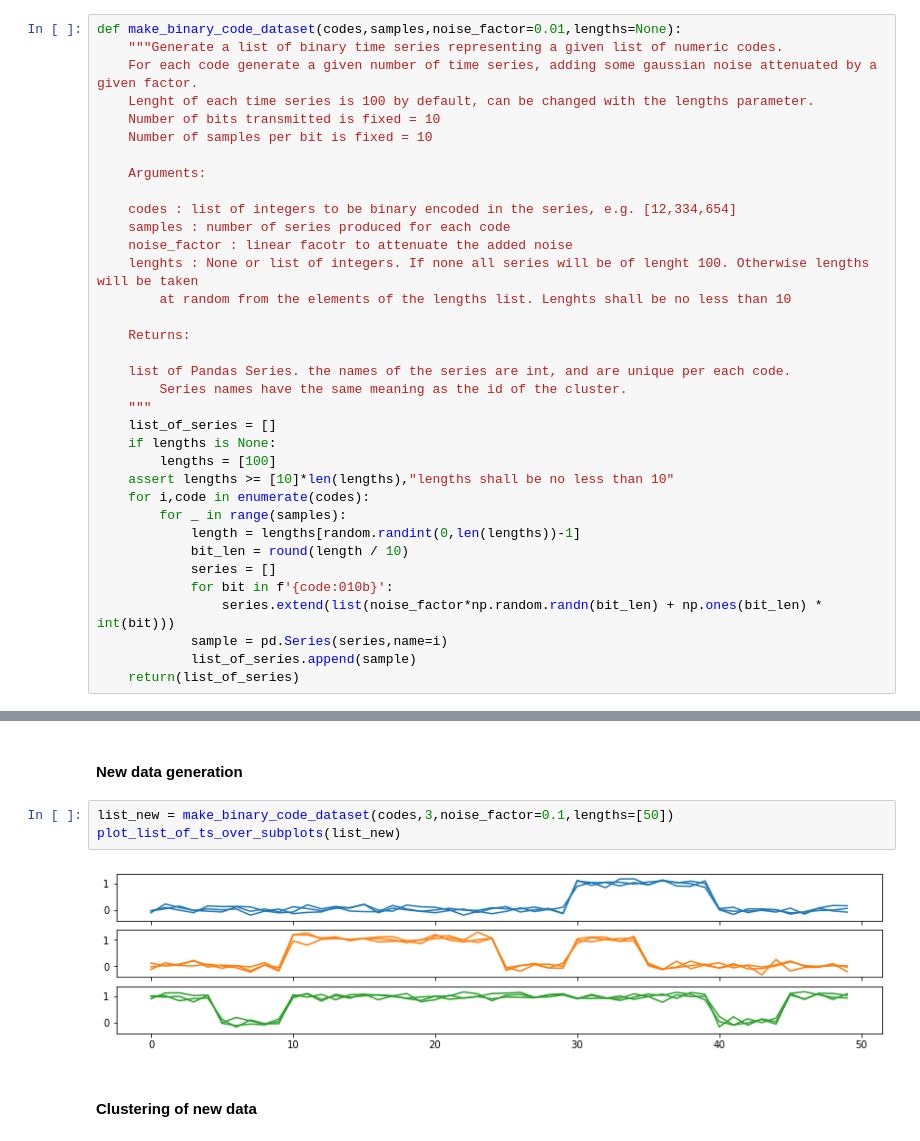
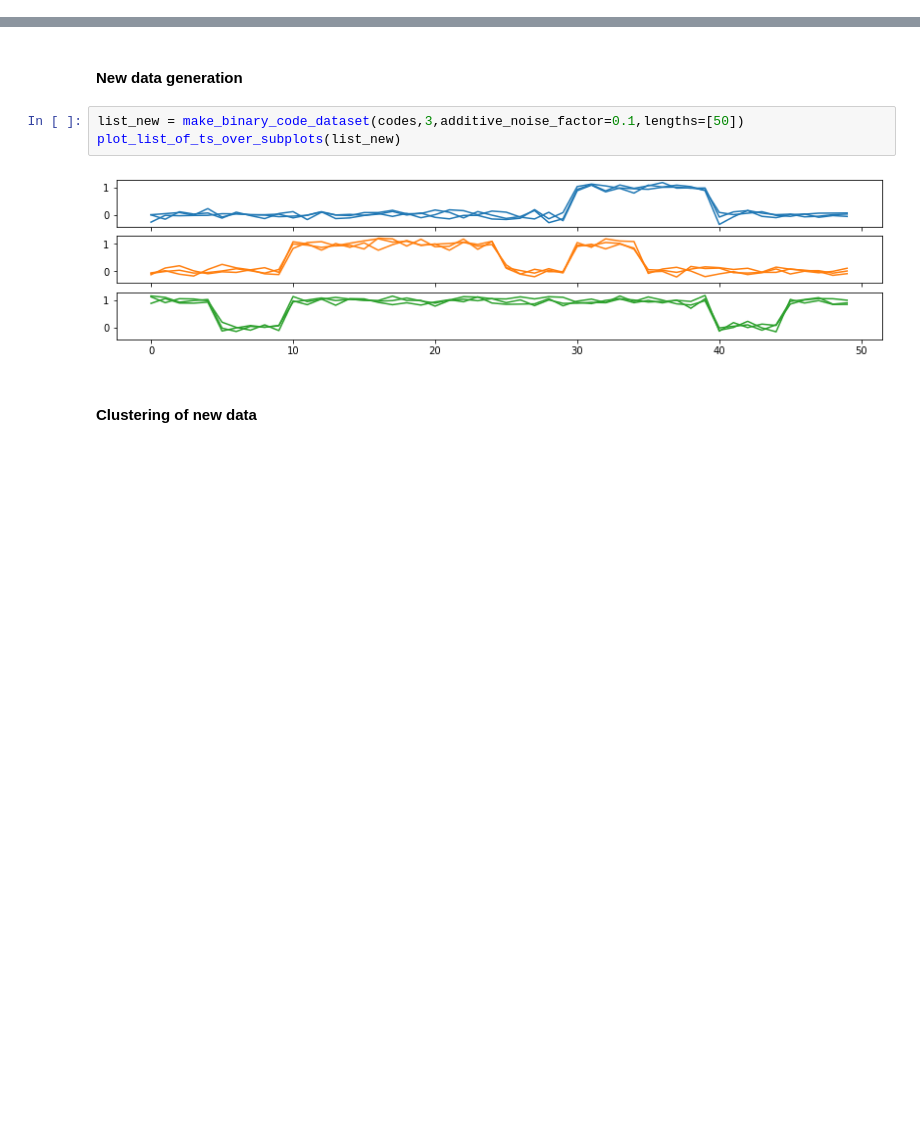
Before and after one commit to nickprock/pynuTS, a Jupyter notebook: demos/DTW KMeans Demo.ipynb, the cells around one changed output, grey strips where cells are left out. Drawn from its saved outputs; the diff is of its cells as text; blank space fills up the shorter version.

Commit message:
demo helper functions isolated into .py files, demo notebook updated accordingly, flat series added

```diff
--- a/demos/DTW KMeans Demo.ipynb
+++ b/demos/DTW KMeans Demo.ipynb
@@ -103,38 +55,3 @@ def get_clustered_list(list_of_series,clusters_dict):
 Synthetic time series representing binary codes.
 
 The generated time series are similar to the output of a digital oscilloscope sampling an NRZ serial channel with some white noise
-# %%
-def make_binary_code_dataset(codes,samples,noise_factor=0.01,lengths=None):
-    """Generate a list of binary time series representing a given list of numeric codes.
-    For each code generate a given number of time series, adding some gaussian noise attenuated by a given factor.
-    Lenght of each time series is 100 by default, can be changed with the lengths parameter.
-    Number of bits transmitted is fixed = 10
-    Number of samples per bit is fixed = 10
-
-    Arguments:
-
-    codes : list of integers to be binary encoded in the series, e.g. [12,334,654]
-    samples : number of series produced for each code
-    noise_factor : linear facotr to attenuate the added noise
-    lenghts : None or list of integers. If none all series will be of lenght 100. Otherwise lengths will be taken
-        at random from the elements of the lengths list. Lenghts shall be no less than 10
-
-    Returns:
-
-    list of Pandas Series. the names of the series are int, and are unique per each code.
-        Series names have the same meaning as the id of the cluster.
-    """
-    list_of_series = []
-    if lengths is None:
-        lengths = [100]
-    assert lengths >= [10]*len(lengths),"lengths shall be no less than 10"
-    for i,code in enumerate(codes):
-        for _ in range(samples):
-            length = lengths[random.randint(0,len(lengths))-1]
-            bit_len = round(length / 10)
-            series = []
-            for bit in f'{code:010b}':
-                series.extend(list(noise_factor*np.random.randn(bit_len) + np.ones(bit_len) * int(bit)))
-            sample = pd.Series(series,name=i)
-            list_of_series.append(sample)
-    return(list_of_series)
@@ -172,10 +109,10 @@ plot_list_of_ts_over_subplots(get_clustered_list(list_of_series,clustering_dict)
 # %% [markdown]
 #### New data generation
 # %%
-list_new = make_binary_code_dataset(codes,3,noise_factor=0.1,lengths=[50])
+list_new = make_binary_code_dataset(codes,3,additive_noise_factor=0.1,lengths=[50])
 plot_list_of_ts_over_subplots(list_new)
 # %% [output]
-[figure, old version]
+[figure, new version]
 # %% [markdown]
 #### Clustering of new data
 # %%
```
Also changed, not shown: parts of 36 cells of this notebook, 3 other files.
